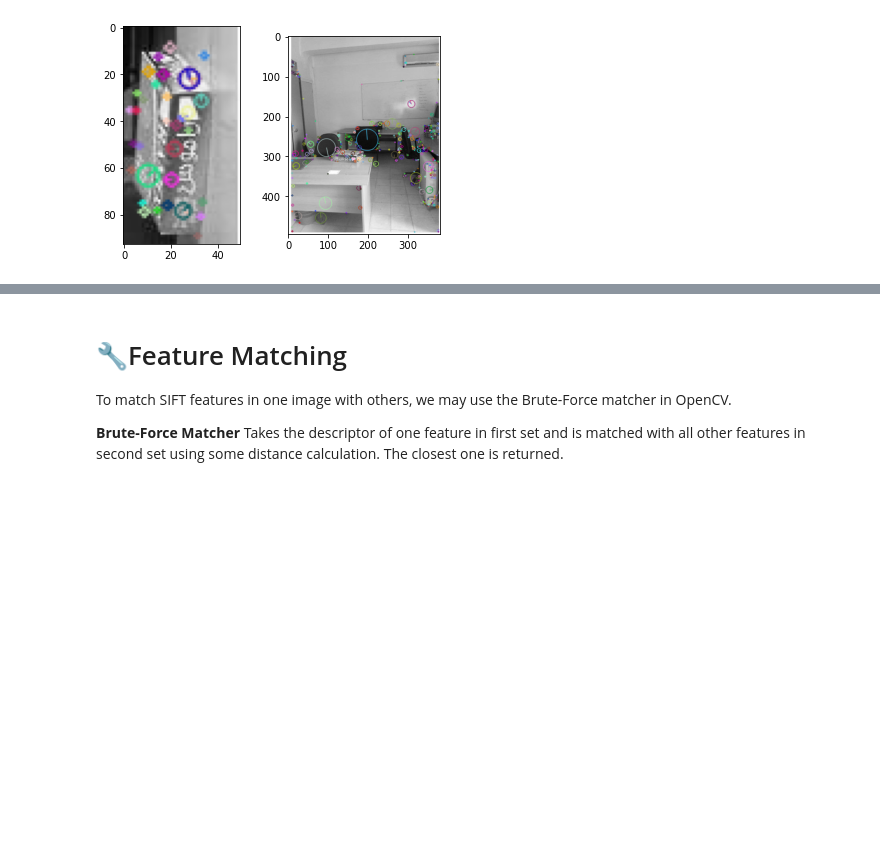
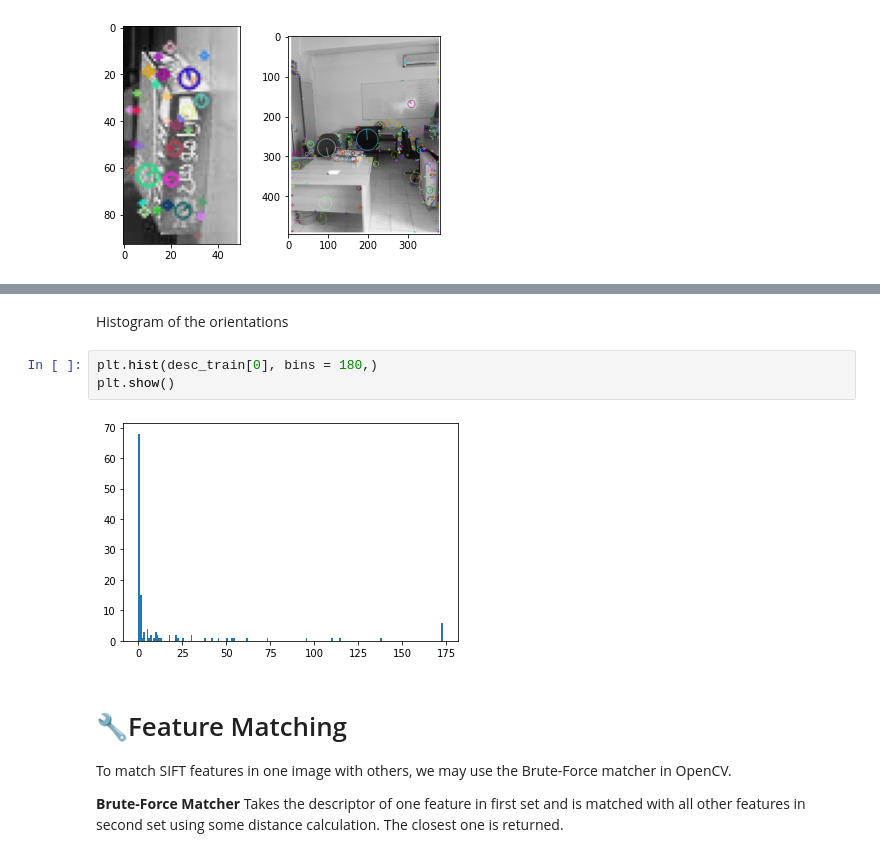
Before and after one commit to kawaremu/Computer-Vision-Fundamentals, a Jupyter notebook: AI & Vision/sift.ipynb, the cells around one changed output, grey strips where cells are left out. Drawn from its saved outputs; the diff is of its cells as text; blank space fills up the shorter version.

```diff
--- a/AI & Vision/sift.ipynb
+++ b/AI & Vision/sift.ipynb
@@ -51,3 +67,10 @@ ax2.imshow(result_train,cmap='gray')
+# %% [markdown]
+Histogram of the orientations
+# %%
+plt.hist(desc_train[0], bins = 180,)
+plt.show()
+# %% [output]
+[figure, added]
 # %% [markdown]
 # 🔧Feature Matching
 
```
Also changed, not shown: parts of 3 cells of this notebook.
